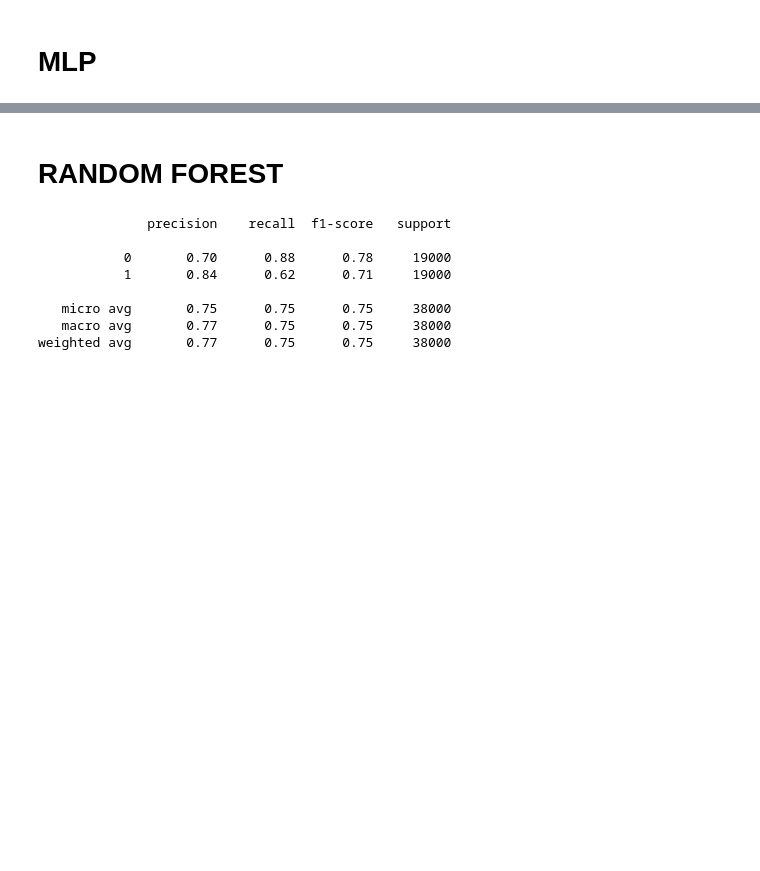
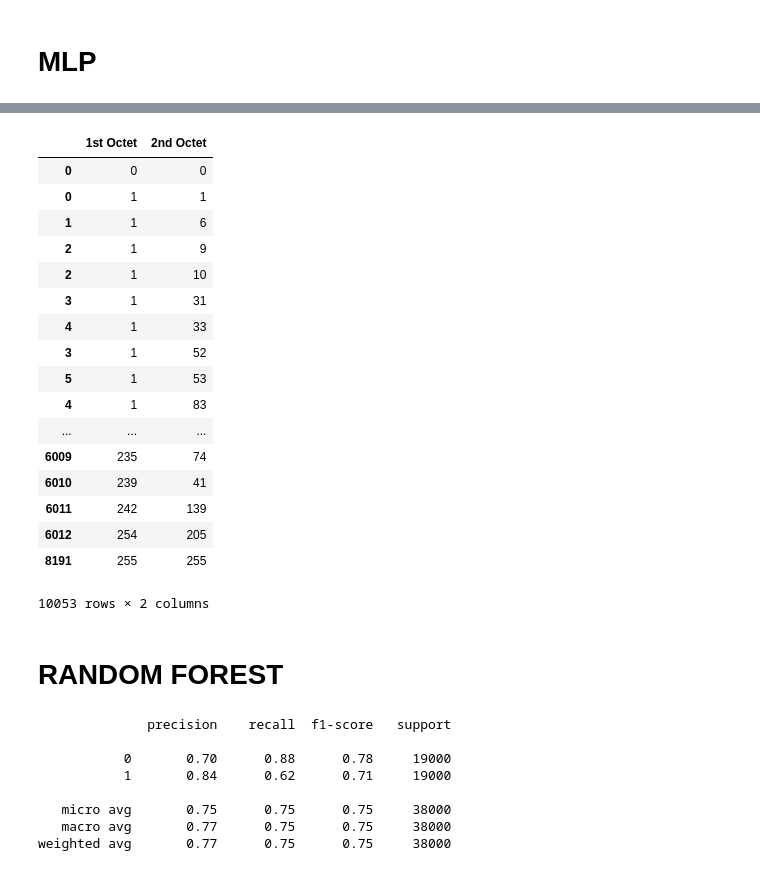
Before and after one commit to G2-IT-Group/external-resource-models, a Jupyter notebook: marcosun/modeling?/models and stuff.ipynb, the cells around one changed output, grey strips where cells are left out. Drawn from its saved outputs; the diff is of its cells as text; code cells hidden in the pictures; blank space fills up the shorter version.

```diff
--- a/marcosun/modeling?/models and stuff.ipynb
+++ b/marcosun/modeling?/models and stuff.ipynb
@@ -187,3 +193,24 @@ Length: 8420, dtype: int64
+# %%
+stuffgb
+# %% [output]
+|  | 1st Octet | 2nd Octet |
+| 0 | 0 | 0 |
+| 0 | 1 | 1 |
+| 1 | 1 | 6 |
+| 2 | 1 | 9 |
+| 2 | 1 | 10 |
+| 3 | 1 | 31 |
+| 4 | 1 | 33 |
+| 3 | 1 | 52 |
+| 5 | 1 | 53 |
+| 4 | 1 | 83 |
+| ... | ... | ... |
+| 6009 | 235 | 74 |
+| 6010 | 239 | 41 |
+| 6011 | 242 | 139 |
+| 6012 | 254 | 205 |
+| 8191 | 255 | 255 |
+10053 rows × 2 columns
 # %% [markdown]
 # RANDOM FOREST
 # %%
```
Also changed, not shown: parts of 12 cells of this notebook, 1 other file.
